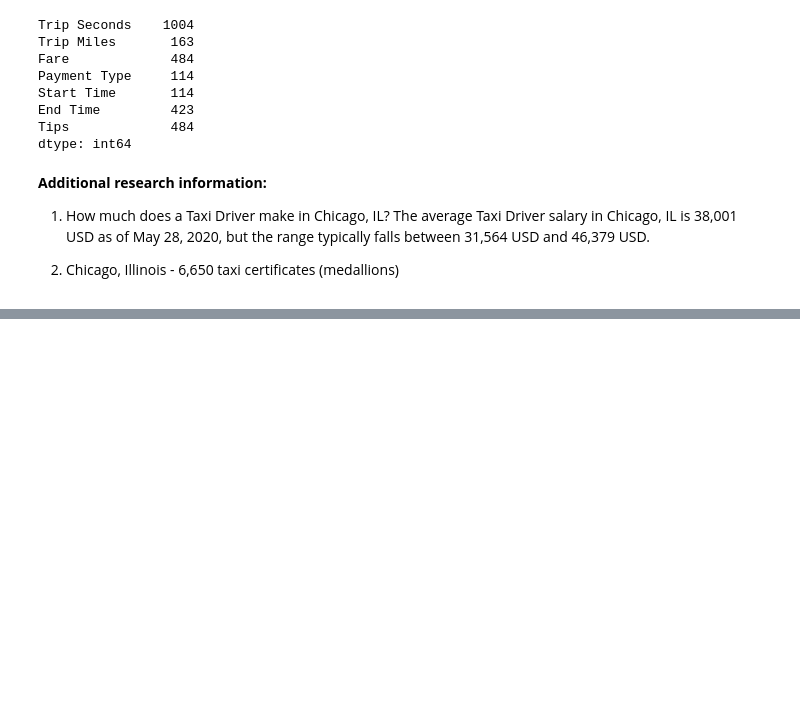
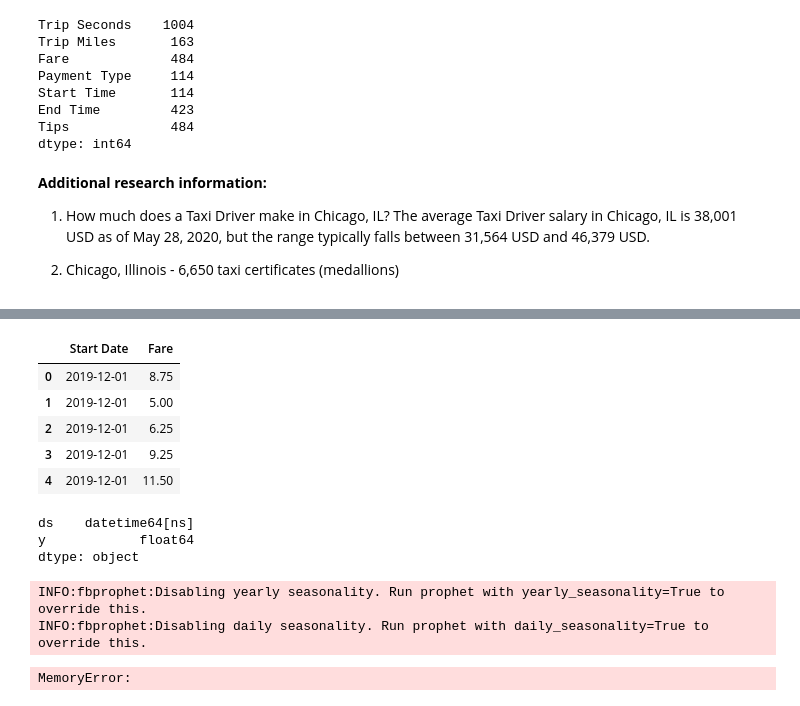
Before and after one commit to OleksiyAnokhin/UChicago-COVID-Hackathon, a Jupyter notebook: UChicago COVID-19 Hackathon.ipynb, the cells around one changed output, grey strips where cells are left out. Saved outputs shown, nothing was run; the diff lists cells and outputs as text; code cells hidden in the pictures; blank space fills up the shorter version.

Commit message:
Reached Prophet

```diff
--- a/UChicago COVID-19 Hackathon.ipynb
+++ b/UChicago COVID-19 Hackathon.ipynb
@@ -1126,0 +1175,19 @@ dtype: int64
+# %%
+# Create ds and y for fares
+fares_data = taxi_data[['Start Date', 'Fare']]
+fares_data.head()
+# %% [output]
+|  | Start Date | Fare |
+| 0 | 2019-12-01 | 8.75 |
+| 1 | 2019-12-01 | 5.00 |
+| 2 | 2019-12-01 | 6.25 |
+| 3 | 2019-12-01 | 9.25 |
+| 4 | 2019-12-01 | 11.50 |
+# %%
+fares_data = fares_data.rename(columns = {'Start Date': 'ds', 'Fare': 'y'})
+test.head()
+test.dtypes
+# %% [output]
+ds    datetime64[ns]
+y            float64
+dtype: object
@@ -1126,0 +1196,6 @@ dtype: int64
+# %%
+m.fit(fares_data)
+# %% [output]
+INFO:fbprophet:Disabling yearly seasonality. Run prophet with yearly_seasonality=True to override this.
+INFO:fbprophet:Disabling daily seasonality. Run prophet with daily_seasonality=True to override this.
+MemoryError:
```
Also changed, not shown: parts of 10 cells of this notebook, 6 other files.
